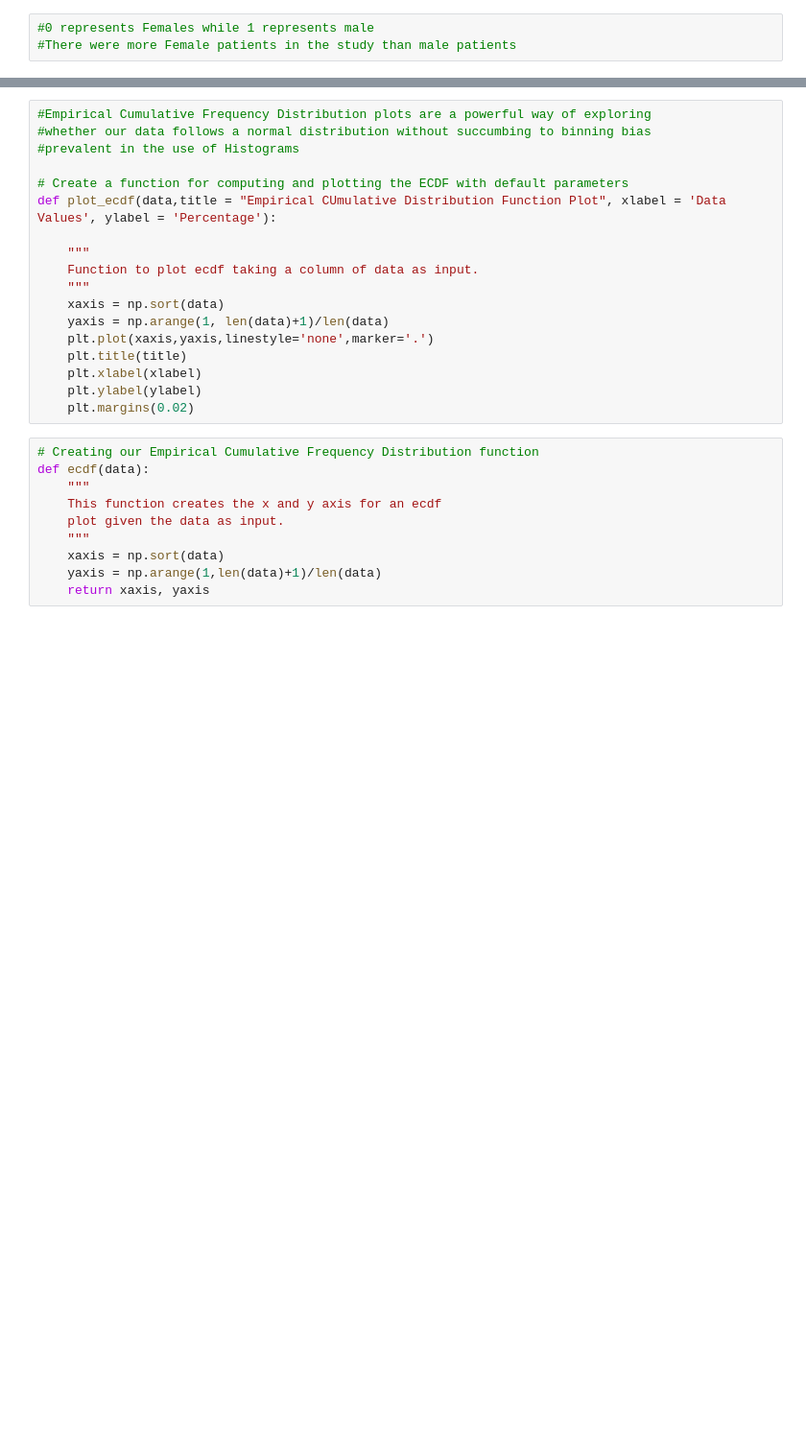
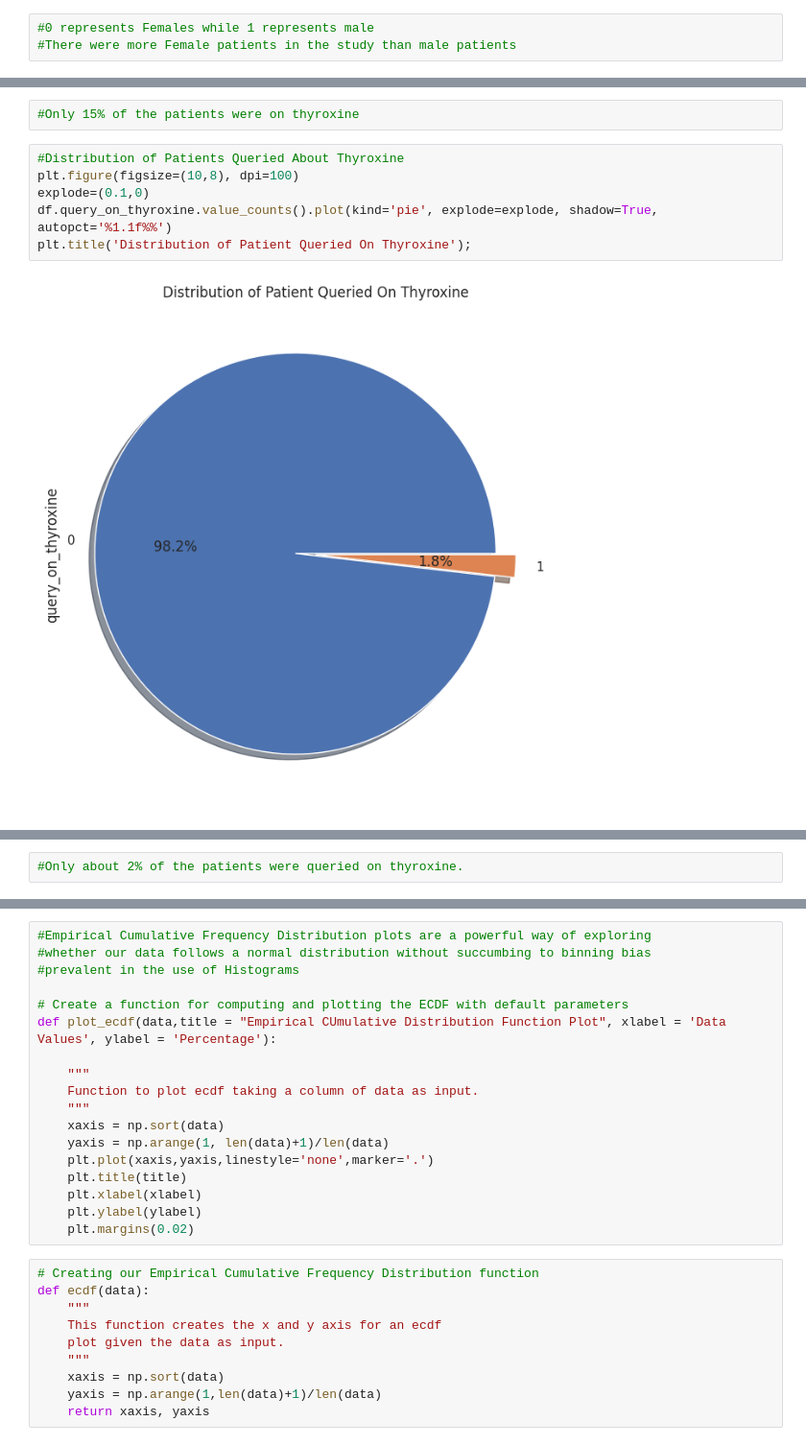
Before and after one commit to Obreintelly/Nairobi_Hospital_Hypothyroid_Model, a Jupyter notebook: Nairobi_Hospital_Hypothyroidism_Prediction_Model.ipynb, the cells around one changed output, grey strips where cells are left out. Shown at 96% size. Drawn from its saved outputs; the diff is of its cells as text; blank space fills up the shorter version.

```diff
--- a/Nairobi_Hospital_Hypothyroidism_Prediction_Model.ipynb
+++ b/Nairobi_Hospital_Hypothyroidism_Prediction_Model.ipynb
@@ -550,0 +754,10 @@ plt.title('Distribution of Patient Status');
+# %%
+#Only 15% of the patients were on thyroxine
+# %%
+#Distribution of Patients Queried About Thyroxine
+plt.figure(figsize=(10,8), dpi=100)
+explode=(0.1,0)
+df.query_on_thyroxine.value_counts().plot(kind='pie', explode=explode, shadow=True, autopct='%1.1f%%')
+plt.title('Distribution of Patient Queried On Thyroxine');
+# %% [output]
+[figure, added]
@@ -550,0 +765,2 @@ plt.title('Distribution of Patient Status');
+# %%
+#Only about 2% of the patients were queried on thyroxine.
```
Also changed, not shown: parts of 123 cells of this notebook.
